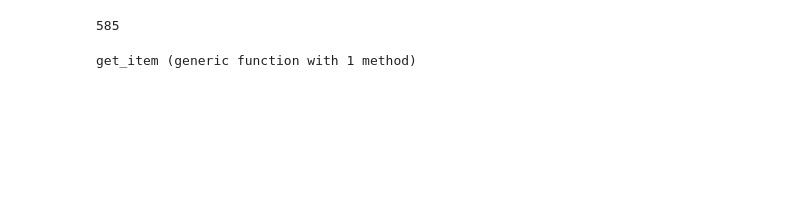
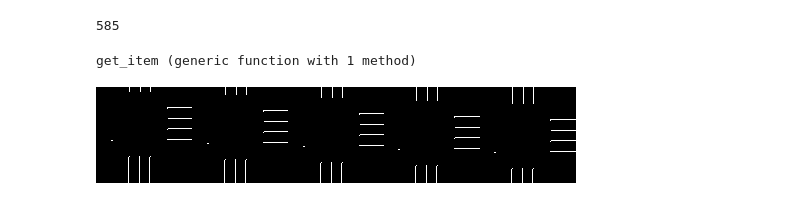
Before and after one commit to eneserciyes/world_on_rails.jl, a Jupyter notebook: data/data.ipynb, the cells around one changed output. Saved outputs shown, nothing was run; the diff lists cells and outputs as text; code cells hidden in the pictures; blank space fills up the shorter version.

```diff
--- a/data/data.ipynb
+++ b/data/data.ipynb
@@ -12,6 +14,6 @@ using StrLiterals
 using LMDB
 using LMDB: create, open, close, put!, start
 # %%
-DATA_ROOT = "/home/eneserciyes/projects/WoR/dataset"
-CONFIG_PATH = "/home/eneserciyes/projects/WoR/world_on_rails.jl/configs/config.yaml"
+DATA_ROOT = "/home/enes/avg/WoR/dataset"
+CONFIG_PATH = "/home/enes/avg/WoR/world_on_rails.jl/configs/config.yaml"
 # %% [output]
@@ -70,7 +72,11 @@ struct MainDataset
 end
 # %%
 function access(d::MainDataset, tag::AbstractString, txn::Transaction, dbi::DBI, index::Int, T::Int, dtype::Type; preprocess = x->x)
-    data = preprocess.([LMDB.get(txn, dbi, "$(tag)_$(lpad(t, 5, '0'))", dtype) for t in index:index+(T-1)])
-    data
+    try
+        data = preprocess.([LMDB.get(txn, dbi, "$(tag)_$(lpad(t, 5, '0'))", dtype) for t in index:index+(T-1)])
+        reduce(hcat, data)
+    catch
+        @show tag
+    end
 end
 # %% [output]
@@ -106,12 +115,14 @@ function get_item(d::MainDataset, state::Int)
     wide_sem = access(d, "wide_sem_$(cam_index)", lmdb_txn, lmdb_dbi, index, 1, Vector{UInt8}; preprocess=decode)
     narr_rgb = access(d, "narr_$(cam_index)", lmdb_txn, lmdb_dbi, index, 1, Vector{UInt8}; preprocess=decode)
 
-    cmd = access(d, "cmd", lmdb_txn, lmdb_dbi, index, 1, Float32)
-    wide_rgb, wide_sem, narr_rgb, lbls, locs, rots, spds, trunc.(Int, cmd)
+    cmd = access(d, "cmd", lmdb_txn, lmdb_dbi, index, 1, Vector{Float32})
+    wide_rgb, wide_sem, narr_rgb, lbls, locs, rots, spds, cmd
 end
 # %% [output]
 get_item (generic function with 1 method)
 # %%
 Base.iterate(d::MainDataset, state=1) = state > length(d) ? nothing : get_item(d, state), state+1
 # %%
-get_item(main_dataset, 1)
+A = get_item(main_dataset, 1)[4][2]
+# %% [output]
+[figure, added]
```
Also changed, not shown: parts of 6 cells of this notebook, 2 other files.
